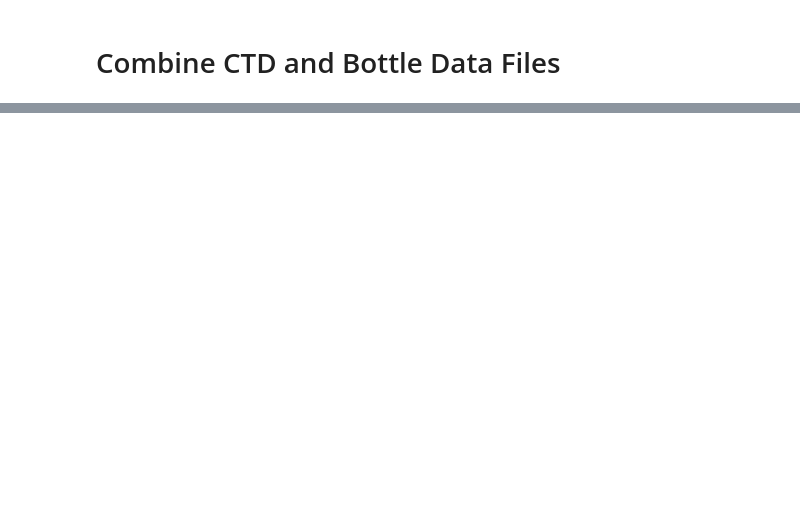
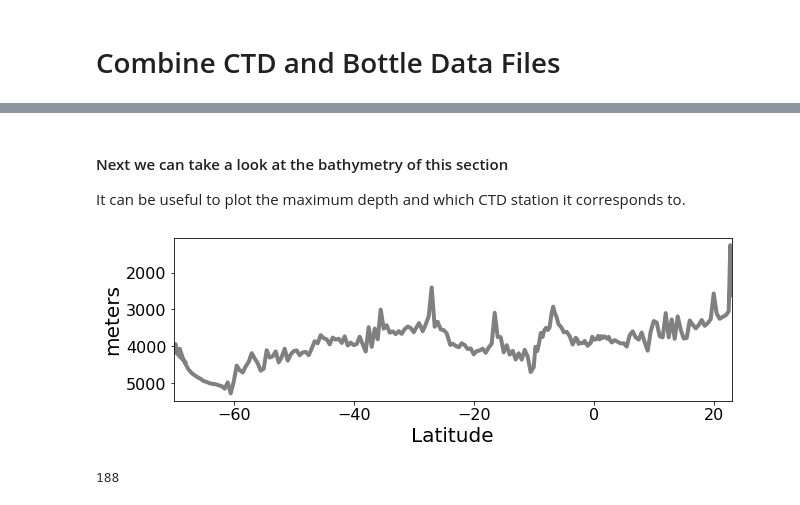
Before and after one commit to cchdo/demo_notebooks, a Jupyter notebook: explore_ctd_btl.ipynb, the cells around one changed output, grey strips where cells are left out. Saved outputs shown, nothing was run; the diff lists cells and outputs as text; code cells hidden in the pictures; blank space fills up the shorter version.

```diff
--- a/explore_ctd_btl.ipynb
+++ b/explore_ctd_btl.ipynb
@@ -27,0 +94,23 @@ ds_btl = xr.load_dataset('p18_btl.nc')
+# %% [markdown]
+#### Next we can take a look at the bathymetry of this section
+It can be useful to plot the maximum depth and which CTD station it corresponds to.
+# %%
+# Plot bottom bathymetry
+ds_ctd['btm_depth'].plot(figsize=(10,3),
+                     yincrease=False,
+                     x='latitude',
+                     color='gray',
+                     linewidth=4,
+                     xlim=(-70,23),
+                     )
+plt.ylabel('meters',fontsize=20)
+plt.xlabel('Latitude',fontsize=20)
+plt.show()
+# %% [output]
+[figure, added]
+# %%
+# We can find the CTD station with the maximum bottom depth
+STA_MAX_DEPTH = ds_ctd['btm_depth'].argmax()
+print(STA_MAX_DEPTH.values)
+# %% [output]
+188
```
Also changed, not shown: parts of 13 cells of this notebook.
